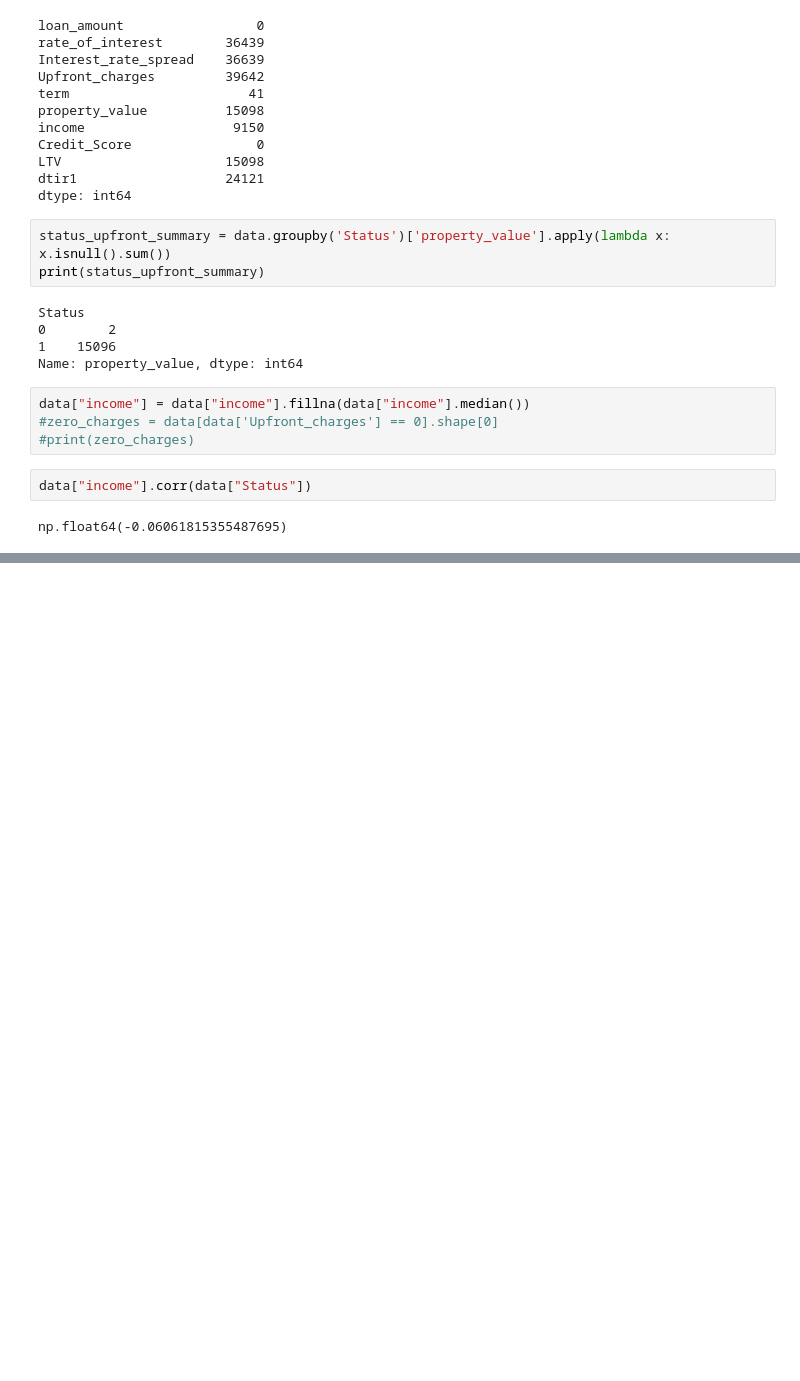
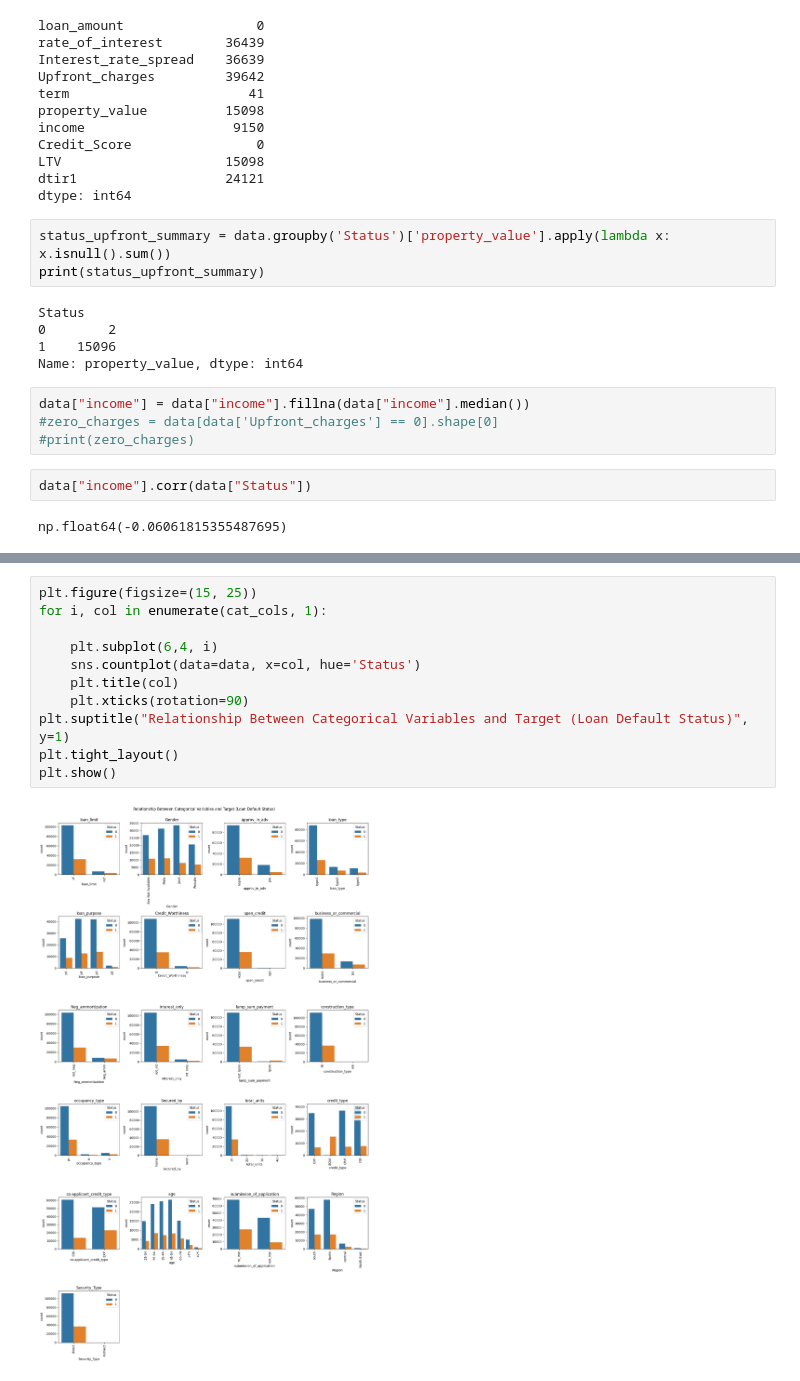
Before and after one commit to thekingVedant2005/Loan-Default-Prediction-, a Jupyter notebook: notebook/01_EDA.ipynb, the cells around one changed output, grey strips where cells are left out. Drawn from its saved outputs; the diff is of its cells as text; blank space fills up the shorter version.

```diff
--- a/notebook/01_EDA.ipynb
+++ b/notebook/01_EDA.ipynb
@@ -88,0 +125,13 @@ np.float64(-0.06061815355487695)
+# %%
+plt.figure(figsize=(15, 25))
+for i, col in enumerate(cat_cols, 1):
+
+    plt.subplot(6,4, i)
+    sns.countplot(data=data, x=col, hue='Status')
+    plt.title(col)
+    plt.xticks(rotation=90)
+plt.suptitle("Relationship Between Categorical Variables and Target (Loan Default Status)", y=1)
+plt.tight_layout()
+plt.show()
+# %% [output]
+[figure, added]
```
Also changed, not shown: parts of 6 cells of this notebook, 2 other files.
